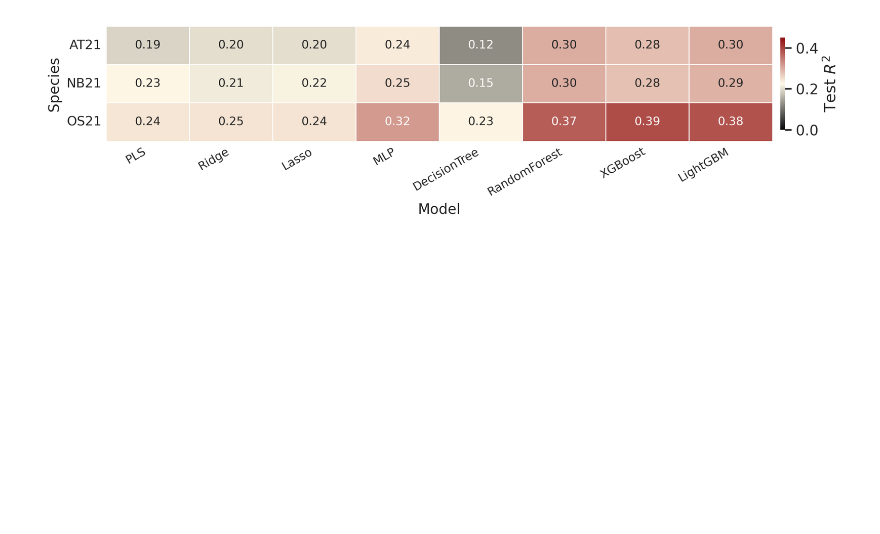
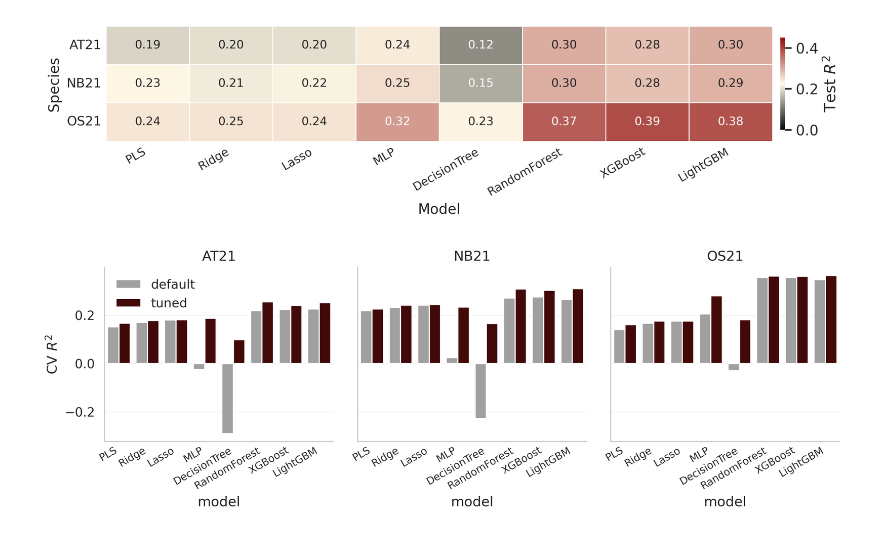
Before and after one commit to ih-11/regression, a Jupyter notebook: notebooks/benchmark_plot.ipynb, the cells around one changed output. Cells and saved outputs as stored; diff of their text form; code cells hidden in the pictures; blank space fills up the shorter version.

```diff
--- a/notebooks/benchmark_plot.ipynb
+++ b/notebooks/benchmark_plot.ipynb
@@ -194,7 +194,7 @@ species_palette = {
 # default vs tuned
 setting_palette = {
     "default": "#A0A0A0",
-    "tuned": "#202020",
+    "tuned": "#4B0000",
 }
 
 
@@ -628,3 +628,63 @@ plt.tight_layout()
 plt.show()
 # %% [output]
 [figure]
+# %%
+# ============================================
+# Figure: Default vs Tuned CV R2
+# ============================================
+
+fig, axes = plt.subplots(
+    nrows=1,
+    ncols=3,
+    figsize=(10, 3.5),
+    sharey=True,
+)
+
+for ax, species in zip(axes, species_order):
+
+    temp_df = (
+        benchmark_results_df
+        .query("species == @species")
+        .copy()
+    )
+
+    sns.barplot(
+        data=temp_df,
+        x="model",
+        y="CV_R2",
+        hue="setting",
+        palette=setting_palette,
+        ax=ax,
+        errorbar=None,
+    )
+
+    ax.set_title(species, fontsize=12)
+
+    format_axis(
+        ax,
+        xlabel=None,
+        ylabel=r"CV $R^2$" if species == species_order[0] else None,
+    )
+
+    ax.set_xticklabels(
+        ax.get_xticklabels(),
+        rotation=30,
+        ha="right",
+        fontsize=9,
+    )
+
+    ax.tick_params(axis="x", length=0)
+
+    if species != species_order[0] and ax.legend_ is not None:
+        ax.legend_.remove()
+
+axes[0].legend(
+    title=None,
+    frameon=False,
+    loc="upper left",
+)
+
+plt.tight_layout()
+plt.show()
+# %% [output]
+[figure, added]
```
